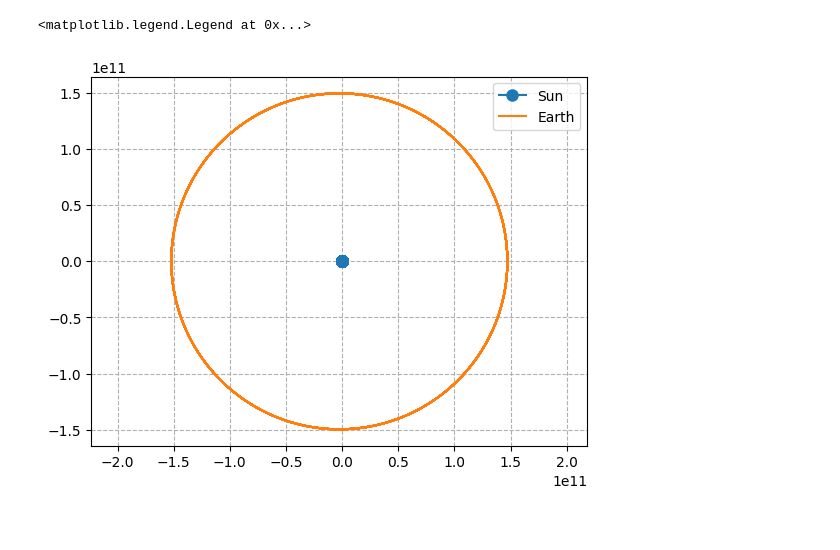
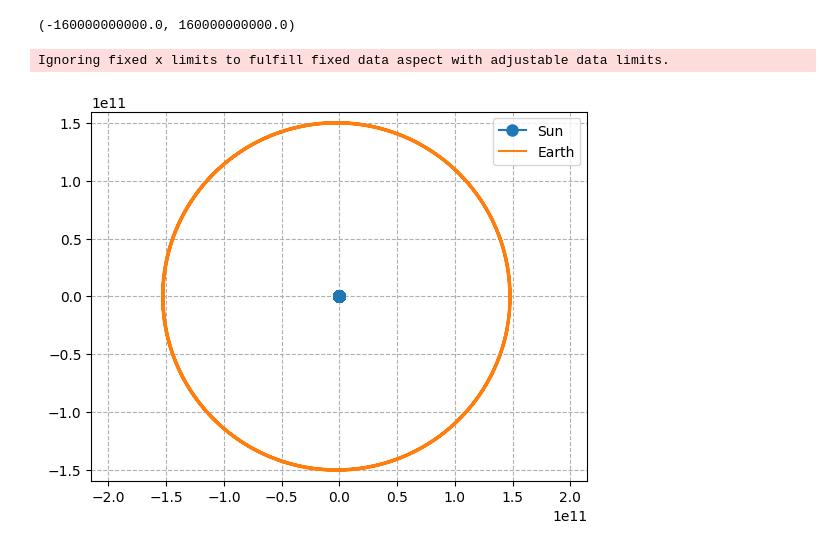
Before and after one commit to YallonArs/SolarSystemSimulation-backend, a Jupyter notebook: plot/main.ipynb, the cells around one changed output. Cells and saved outputs as stored; diff of their text form; code cells hidden in the pictures.

```diff
--- a/plot/main.ipynb
+++ b/plot/main.ipynb
@@ -9,14 +9,17 @@ earth_data = pd.read_csv('../.run/earth_position.txt', sep=' ', header=None, nam
 # %%
 plt.grid(True, ls='--')
 plt.axis('equal')
 plt.plot(sun_data['x'], sun_data['y'], label='Sun', marker='o', markersize=8)
 # plt.plot(moon_data['x'], moon_data['y'], label='Moon')
 
 # plt.plot(sun_data['x'], sun_data['y'], label='Sun')
 plt.plot(earth_data['x'], earth_data['y'], label='Earth')
 # plt.plot(earth_data['x'] - sun_data['x'], earth_data['y'] - sun_data['y'], label='Earth')
 
 plt.legend()
+plt.xlim(-1.6e11, 1.6e11)
+plt.ylim(-1.6e11, 1.6e11)
 # %% [output]
-<matplotlib.legend.Legend at 0x...>
+(-160000000000.0, 160000000000.0)
+Ignoring fixed x limits to fulfill fixed data aspect with adjustable data limits.
-[figure, old version]
+[figure, new version]
```
Also changed, not shown: 20 other files.
